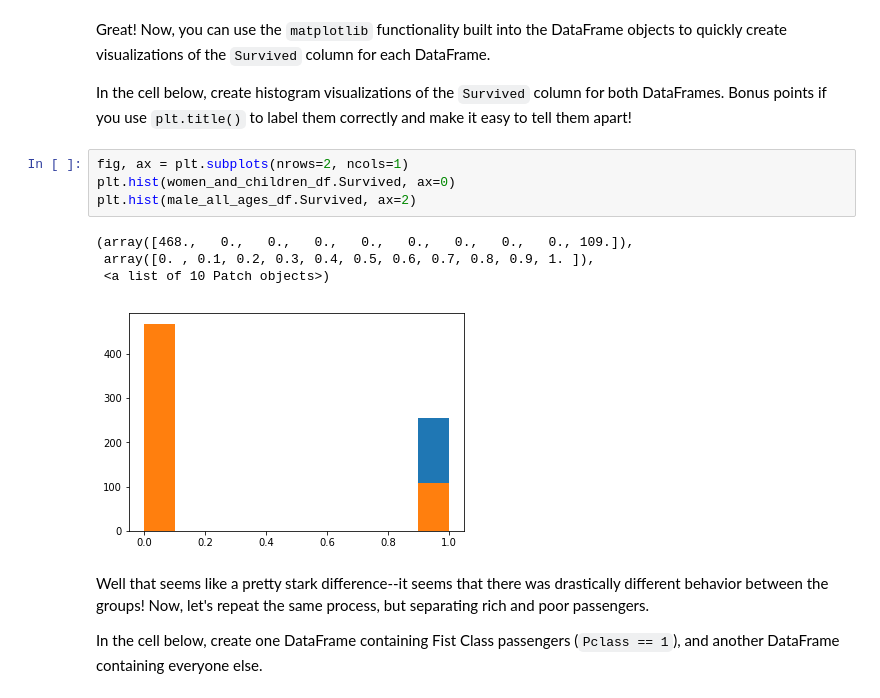
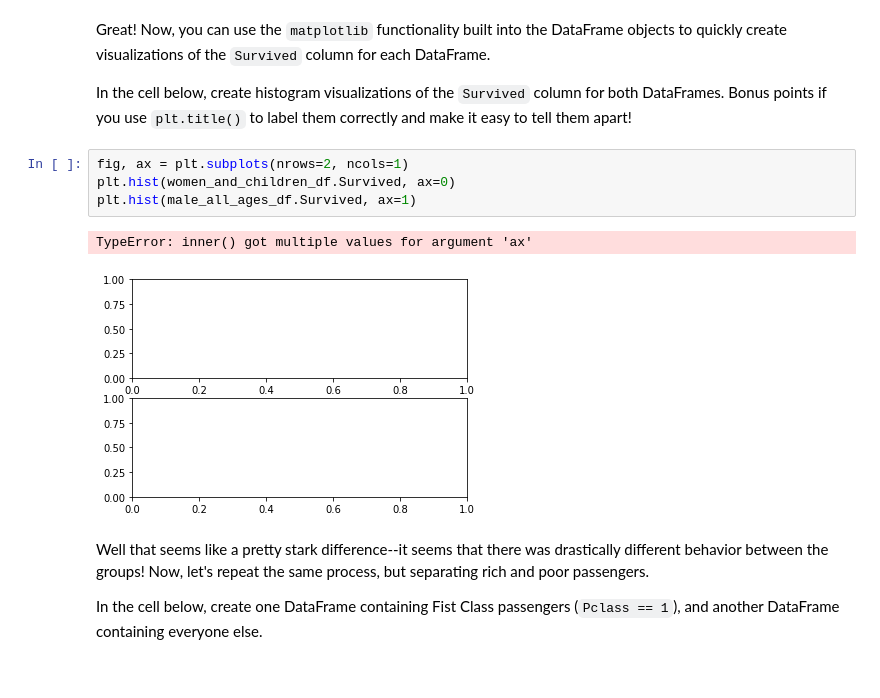
Before and after one commit to yuwenwang169/dsc-enterprise-hsbc-using-sql-with-pandas-lab-hsbc-ds-081319, a Jupyter notebook: index.ipynb, the cells around one changed output. Saved outputs shown, nothing was run; the diff lists cells and outputs as text.

```diff
--- a/index.ipynb
+++ b/index.ipynb
@@ -94,12 +94,10 @@ In the cell below, create histogram visualizations of the `Survived` column for
 # %%
 fig, ax = plt.subplots(nrows=2, ncols=1)
 plt.hist(women_and_children_df.Survived, ax=0)
-plt.hist(male_all_ages_df.Survived, ax=2)
+plt.hist(male_all_ages_df.Survived, ax=1)
 # %% [output]
-(array([468.,   0.,   0.,   0.,   0.,   0.,   0.,   0.,   0., 109.]),
- array([0. , 0.1, 0.2, 0.3, 0.4, 0.5, 0.6, 0.7, 0.8, 0.9, 1. ]),
- <a list of 10 Patch objects>)
+TypeError: inner() got multiple values for argument 'ax'
-[figure, old version]
+[figure, new version]
 # %% [markdown]
 Well that seems like a pretty stark difference--it seems that there was drastically different behavior between the groups!  Now, let's repeat the same process, but separating rich and poor passengers.
 
```
